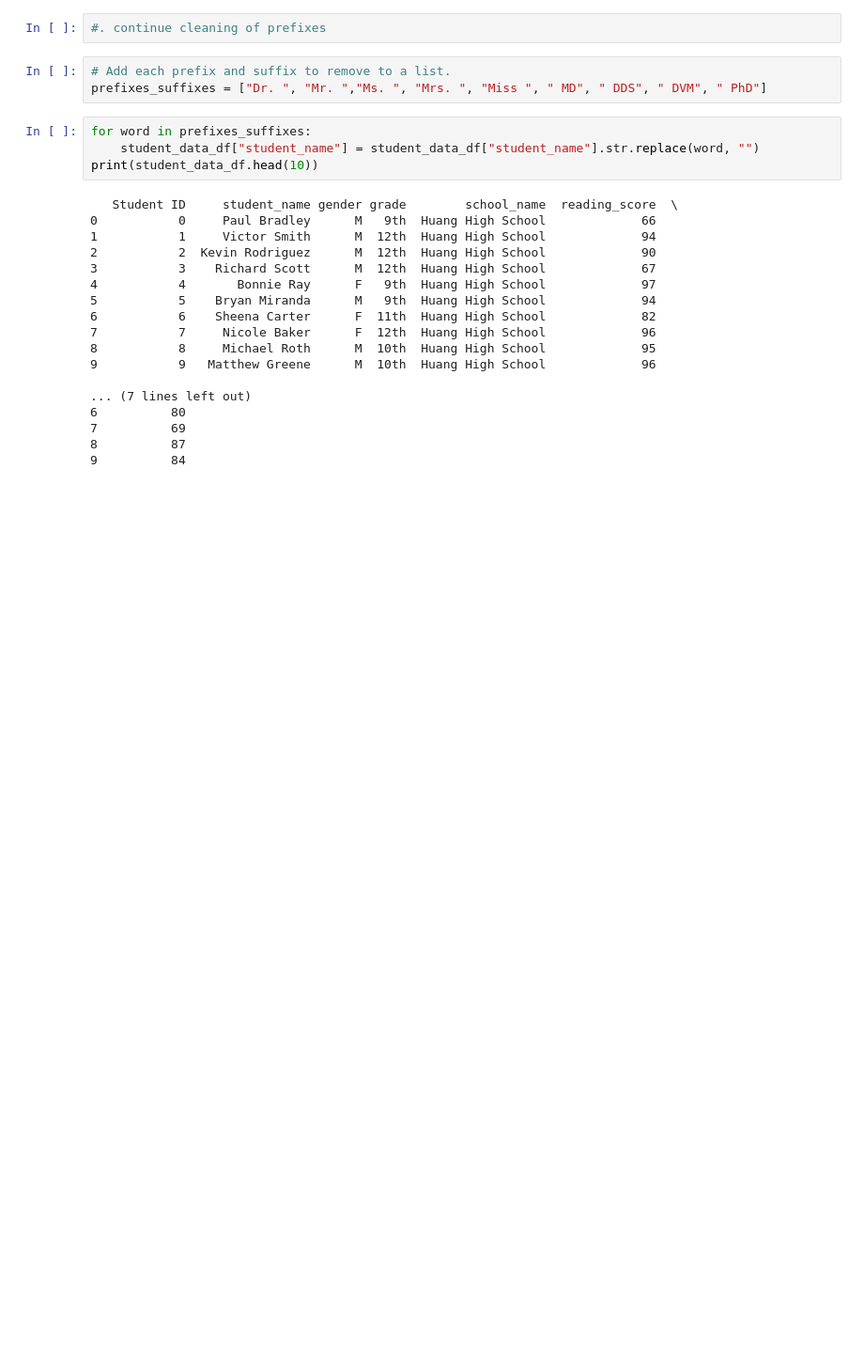
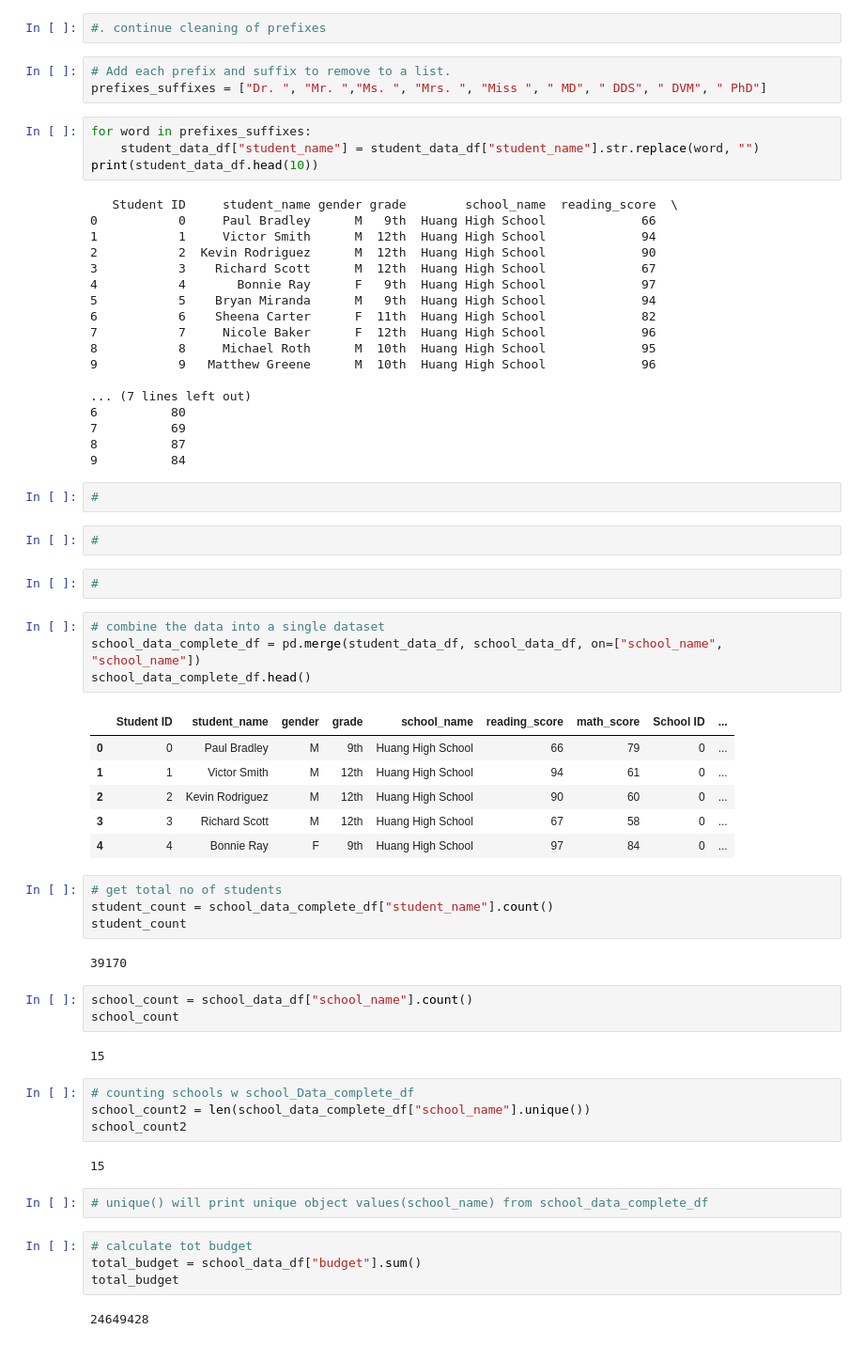
Before and after one commit to tcjurgens/School_District_Analysis, a Jupyter notebook: PyCitySchools.ipynb, the cells around one changed output. Shown: that part at 94% size. Saved outputs shown, nothing was run; the diff lists cells and outputs as text; blank space fills up the shorter version.

```diff
--- a/PyCitySchools.ipynb
+++ b/PyCitySchools.ipynb
@@ -183,3 +183,45 @@ print(student_data_df.head(10))
 7          69
 8          87
 9          84
+# %%
+#
+# %%
+#
+# %%
+#
+# %%
+# combine the data into a single dataset
+school_data_complete_df = pd.merge(student_data_df, school_data_df, on=["school_name", "school_name"])
+school_data_complete_df.head()
+# %% [output]
+|  | Student ID | student_name | gender | grade | school_name | reading_score | math_score | School ID | ... |
+| 0 | 0 | Paul Bradley | M | 9th | Huang High School | 66 | 79 | 0 | ... |
+| 1 | 1 | Victor Smith | M | 12th | Huang High School | 94 | 61 | 0 | ... |
+| 2 | 2 | Kevin Rodriguez | M | 12th | Huang High School | 90 | 60 | 0 | ... |
+| 3 | 3 | Richard Scott | M | 12th | Huang High School | 67 | 58 | 0 | ... |
+| 4 | 4 | Bonnie Ray | F | 9th | Huang High School | 97 | 84 | 0 | ... |
+# %%
+# get total no of students
+student_count = school_data_complete_df["student_name"].count()
+student_count
+# %% [output]
+39170
+# %%
+school_count = school_data_df["school_name"].count()
+school_count
+# %% [output]
+15
+# %%
+# counting schools w school_Data_complete_df
+school_count2 = len(school_data_complete_df["school_name"].unique())
+school_count2
+# %% [output]
+15
+# %%
+# unique() will print unique object values(school_name) from school_data_complete_df
+# %%
+# calculate tot budget
+total_budget = school_data_df["budget"].sum()
+total_budget
+# %% [output]
+24649428
```
Also changed, not shown: parts of 28 cells of this notebook, 2 other files.
